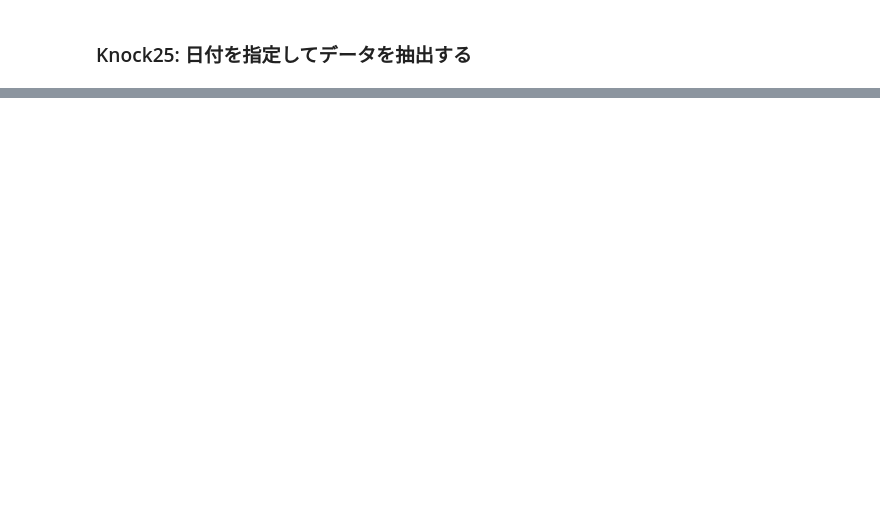
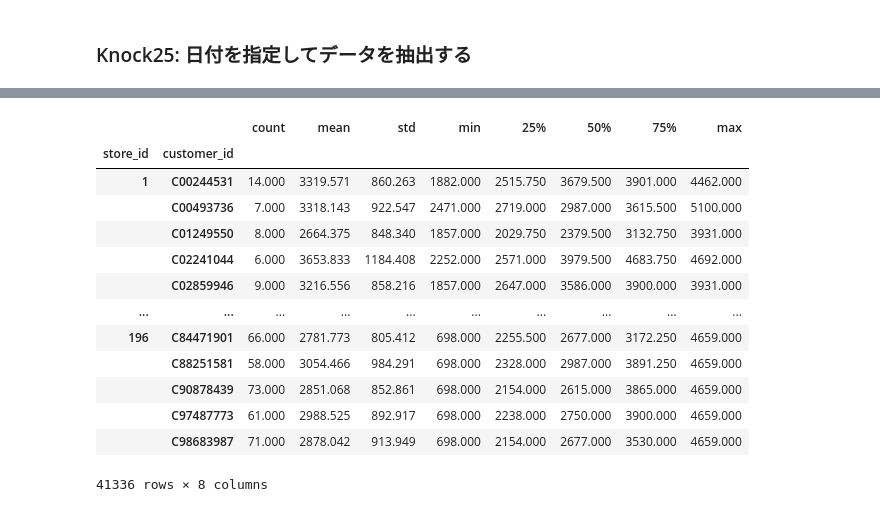
Before and after one commit to ginmaruGH/python-practical-machine-learning-system-100knocks, a Jupyter notebook: ch03/ch03.ipynb, the cells around one changed output, grey strips where cells are left out. Drawn from its saved outputs; the diff is of its cells as text; code cells hidden in the pictures; blank space fills up the shorter version.

```diff
--- a/ch03/ch03.ipynb
+++ b/ch03/ch03.ipynb
@@ -423,0 +363,36 @@ DatePicker(value=datetime.date(2020, 4, 18), step=1)
+# %%
+# データの再読み込み
+
+# データの読み込み
+data_dir = "../support/本章/3章"
+tbl_order_file = os.path.join(data_dir, "tbl_order_*.csv")
+tbl_order_files = glob(tbl_order_file)
+
+order_all = pd.DataFrame()
+for file in tbl_order_files:
+    order_tmp = pd.read_csv(file)
+    print(f"{file}: {order_tmp.shape}")
+    order_all = pd.concat([order_all, order_tmp], axis=0, ignore_index=True)
+
+# 保守用店舗データの削除
+order_all = order_all.loc[order_all["store_id"] != 999]
+
+# マスタデータを結合
+order_all = pd.merge(order_all, m_store, on="store_id", how="left")
+order_all = pd.merge(order_all, m_area, on="area_cd", how="left")
+
+# マスタデータにないコードに対応した文字列の設定
+# ["takeout_name"]の追加
+order_all.loc[order_all["takeout_flag"] == 0, "takeout_name"] = "デリバリー"
+order_all.loc[order_all["takeout_flag"] == 1, "takeout_name"] = "お持ち帰り"
+# ["status_name"]の追加
+order_all.loc[order_all["status"] == 0, "status_name"] = "受付"
+order_all.loc[order_all["status"] == 1, "status_name"] = "お支払済"
+order_all.loc[order_all["status"] == 2, "status_name"] = "お渡し済"
+order_all.loc[order_all["status"] == 9, "status_name"] = "キャンセル"
+
+# ["order_date"]の追加
+order_all.loc[:, "order_date"] = pd.to_datetime(order_all["order_accept_date"]).dt.date
+
+print(order_all.shape)
+display(order_all)
@@ -423,0 +417,20 @@ DatePicker(value=datetime.date(2020, 4, 18), step=1)
+# %%
+# ["store_id"]別、["customer_id"]ごとの["total_amount"]の統計量
+
+order_all.groupby(["store_id", "customer_id"])["total_amount"].describe()
+# 1m55s
+# %% [output]
+|  |  | count | mean | std | min | 25% | 50% | 75% | max |
+| store_id | customer_id |  |  |  |  |  |  |  |  |
+| 1 | C00244531 | 14.000 | 3319.571 | 860.263 | 1882.000 | 2515.750 | 3679.500 | 3901.000 | 4462.000 |
+|  | C00493736 | 7.000 | 3318.143 | 922.547 | 2471.000 | 2719.000 | 2987.000 | 3615.500 | 5100.000 |
+|  | C01249550 | 8.000 | 2664.375 | 848.340 | 1857.000 | 2029.750 | 2379.500 | 3132.750 | 3931.000 |
+|  | C02241044 | 6.000 | 3653.833 | 1184.408 | 2252.000 | 2571.000 | 3979.500 | 4683.750 | 4692.000 |
+|  | C02859946 | 9.000 | 3216.556 | 858.216 | 1857.000 | 2647.000 | 3586.000 | 3900.000 | 3931.000 |
+| ... | ... | ... | ... | ... | ... | ... | ... | ... | ... |
+| 196 | C84471901 | 66.000 | 2781.773 | 805.412 | 698.000 | 2255.500 | 2677.000 | 3172.250 | 4659.000 |
+|  | C88251581 | 58.000 | 3054.466 | 984.291 | 698.000 | 2328.000 | 2987.000 | 3891.250 | 4659.000 |
+|  | C90878439 | 73.000 | 2851.068 | 852.861 | 698.000 | 2154.000 | 2615.000 | 3865.000 | 4659.000 |
+|  | C97487773 | 61.000 | 2988.525 | 892.917 | 698.000 | 2238.000 | 2750.000 | 3900.000 | 4659.000 |
+|  | C98683987 | 71.000 | 2878.042 | 913.949 | 698.000 | 2154.000 | 2677.000 | 3530.000 | 4659.000 |
+41336 rows × 8 columns
```
Also changed, not shown: parts of 29 cells of this notebook, 1 other file.
